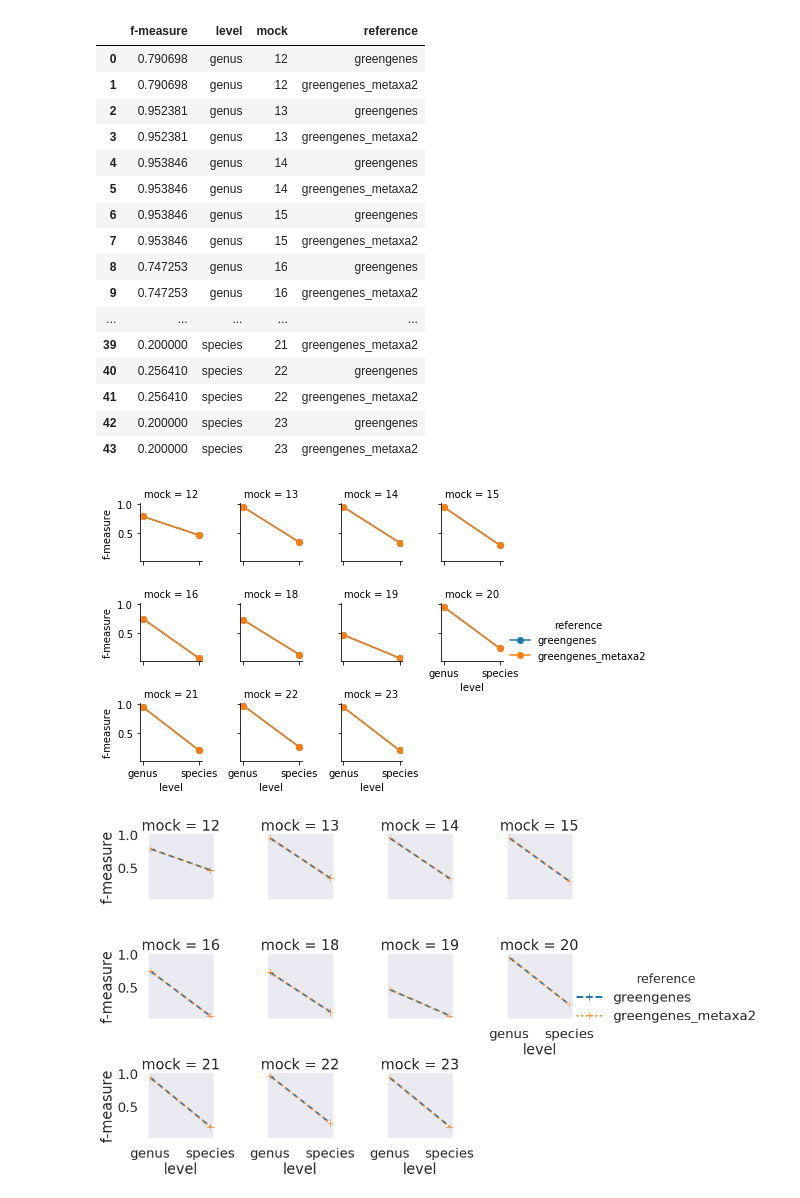
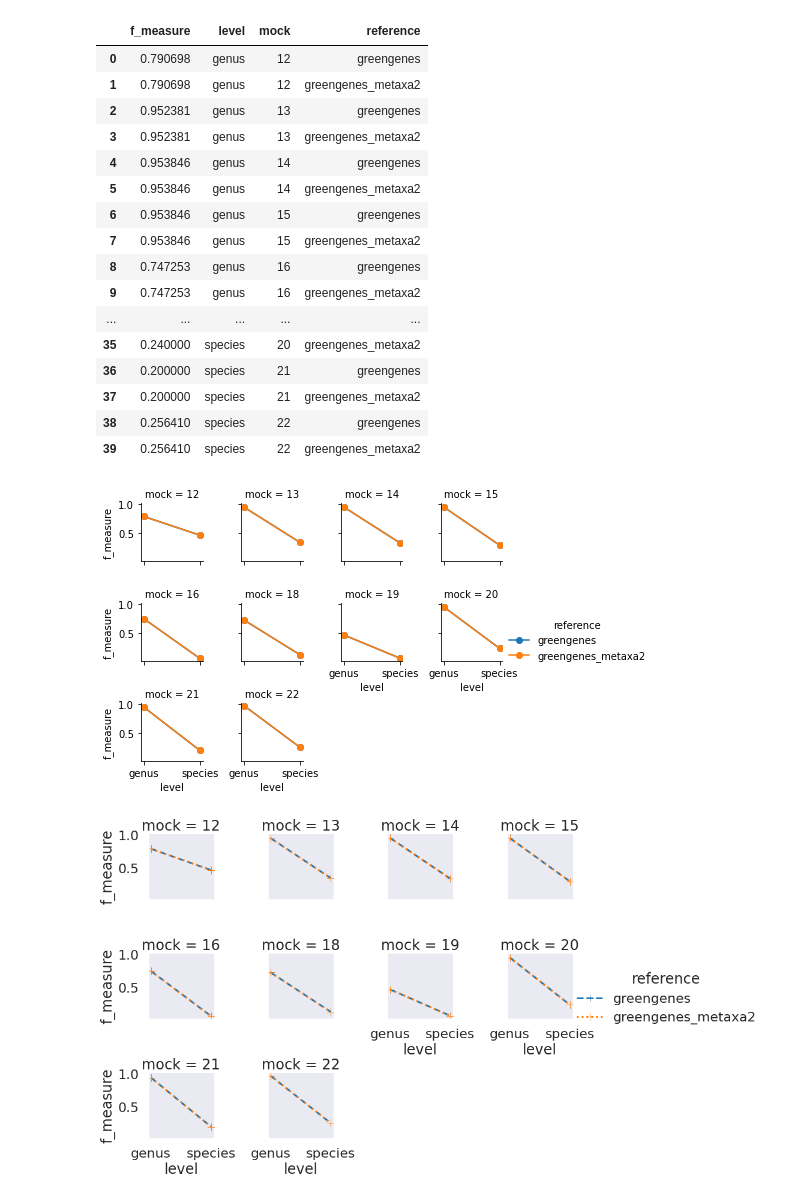
Before and after one commit to zaneveld/GCMP_Global_Disease, a Jupyter notebook: analysis/organelle_removal/procedure/compare_accuracy_greengenes.ipynb, the cells around one changed output. Saved outputs shown, nothing was run; the diff lists cells and outputs as text; code cells hidden in the pictures.

```diff
--- a/analysis/organelle_removal/procedure/compare_accuracy_greengenes.ipynb
+++ b/analysis/organelle_removal/procedure/compare_accuracy_greengenes.ipynb
@@ -212,8 +207,7 @@ def calculate_match(observed_df, expected_df, level):
 
     return results
 # %%
-from os.path import abspath
-working_dir = abspath('../')
-list_of_mocks = [12,13,14,15,16,18,19,20,21,22,23]
+working_dir = '/mnt/c/Users/Dylan/Documents/zaneveld/GCMP_Global_Disease-master/analysis/organelle_removal'
+list_of_mocks = [12,13,14,15,16,18,19,20,21,22]
 references = ['greengenes', 'greengenes_metaxa2']
 # %%
@@ -393,7 +265,0 @@ a
-# %%
-#results_df = df.set_index('mock')
-#results_df = results_df.drop(columns='Unnamed: 0')
-results_df.drop(['reference'], axis = 1)
-lst = ['greengenes','greengenes_metaxa2']*22
-results_df['reference'] = lst
-results_df.to_csv('compare_accuracy.csv')
@@ -423,8 +266,8 @@ results_a
 # %%
-b = results_a.loc[:,['f-measure', 'level', 'mock', 'reference']]
-b
+results = results_df.loc[:,['f_measure', 'level', 'mock', 'reference']]
+results
 # %% [output]
-|  | f-measure | level | mock | reference |
+|  | f_measure | level | mock | reference |
 | 0 | 0.790698 | genus | 12 | greengenes |
 | 1 | 0.790698 | genus | 12 | greengenes_metaxa2 |
 | 2 | 0.952381 | genus | 13 | greengenes |
@@ -436,23 +279,23 @@ b
 | 8 | 0.747253 | genus | 16 | greengenes |
 | 9 | 0.747253 | genus | 16 | greengenes_metaxa2 |
 | ... | ... | ... | ... | ... |
-| 39 | 0.200000 | species | 21 | greengenes_metaxa2 |
-| 40 | 0.256410 | species | 22 | greengenes |
-| 41 | 0.256410 | species | 22 | greengenes_metaxa2 |
-| 42 | 0.200000 | species | 23 | greengenes |
-| 43 | 0.200000 | species | 23 | greengenes_metaxa2 |
+| 35 | 0.240000 | species | 20 | greengenes_metaxa2 |
+| 36 | 0.200000 | species | 21 | greengenes |
+| 37 | 0.200000 | species | 21 | greengenes_metaxa2 |
+| 38 | 0.256410 | species | 22 | greengenes |
+| 39 | 0.256410 | species | 22 | greengenes_metaxa2 |
 # %%
-grid = sns.FacetGrid(b, col='mock', hue = 'reference', col_wrap = 4, height = 1.5, legend_out = True)
-grid.map(plt.plot, "level", "f-measure", marker = "o").add_legend()
+grid = sns.FacetGrid(results, col='mock', hue = 'reference', col_wrap = 4, height = 1.5, legend_out = True)
+grid.map(plt.plot, "level", "f_measure", marker = "o").add_legend()
 plt.show()
 # %% [output]
-[figure, old version]
+[figure, new version]
 # %%
 sns.set_style("dark")
 sns.set_context("poster")
 d = {"ls" : ["dashed","dotted"]}
-grid = sns.FacetGrid(b, col='mock', hue = 'reference', col_wrap = 4, height = 3, hue_kws=d)
-g = grid.map(plt.plot, "level", "f-measure", marker = "+").add_legend()
+grid = sns.FacetGrid(results, col='mock', hue = 'reference', col_wrap = 4, height = 3, hue_kws=d)
+g = grid.map(plt.plot, "level", "f_measure", marker = "+").add_legend()
 plt.show()
 # %% [output]
-[figure, old version]
+[figure, new version]
```
Also changed, not shown: parts of 4 cells of this notebook, 9 other files.
